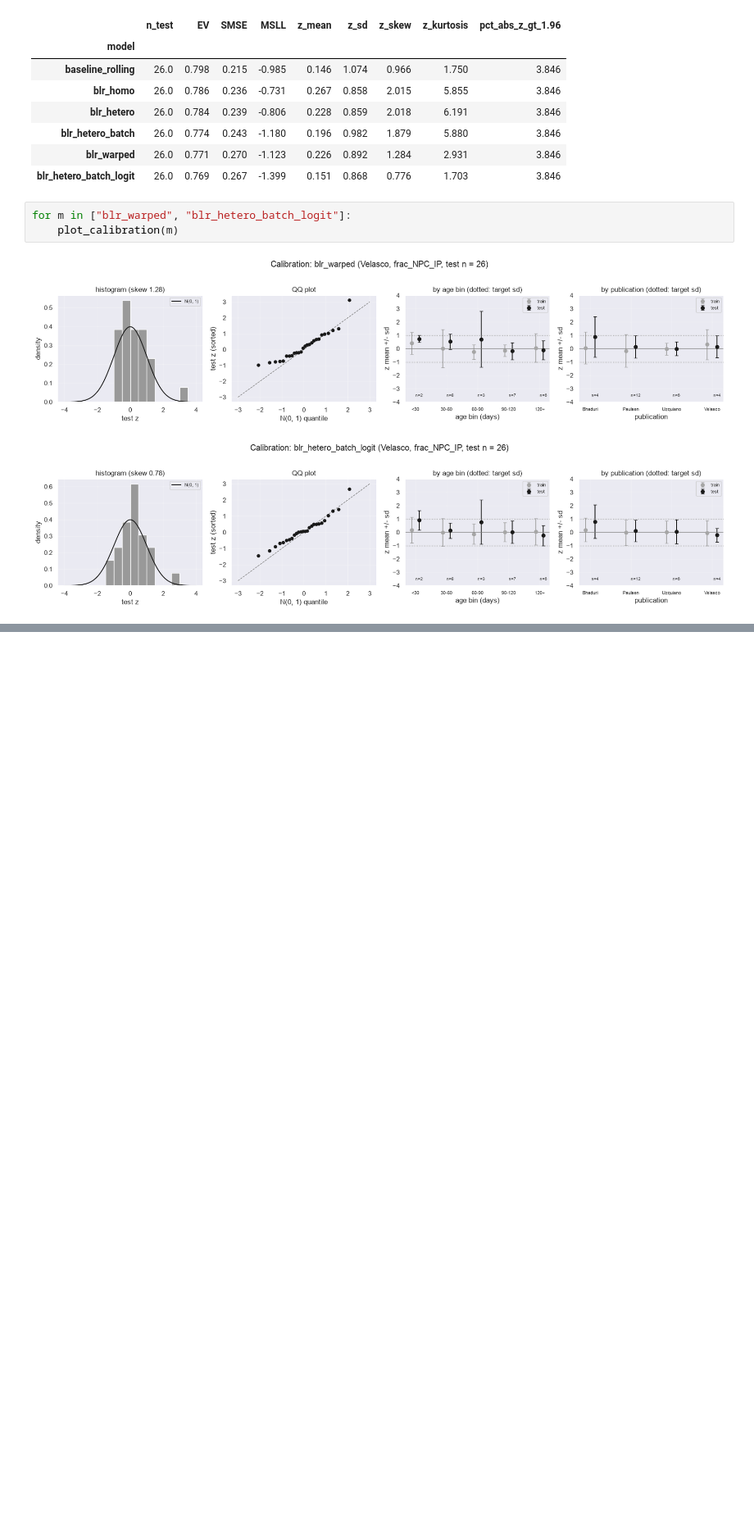
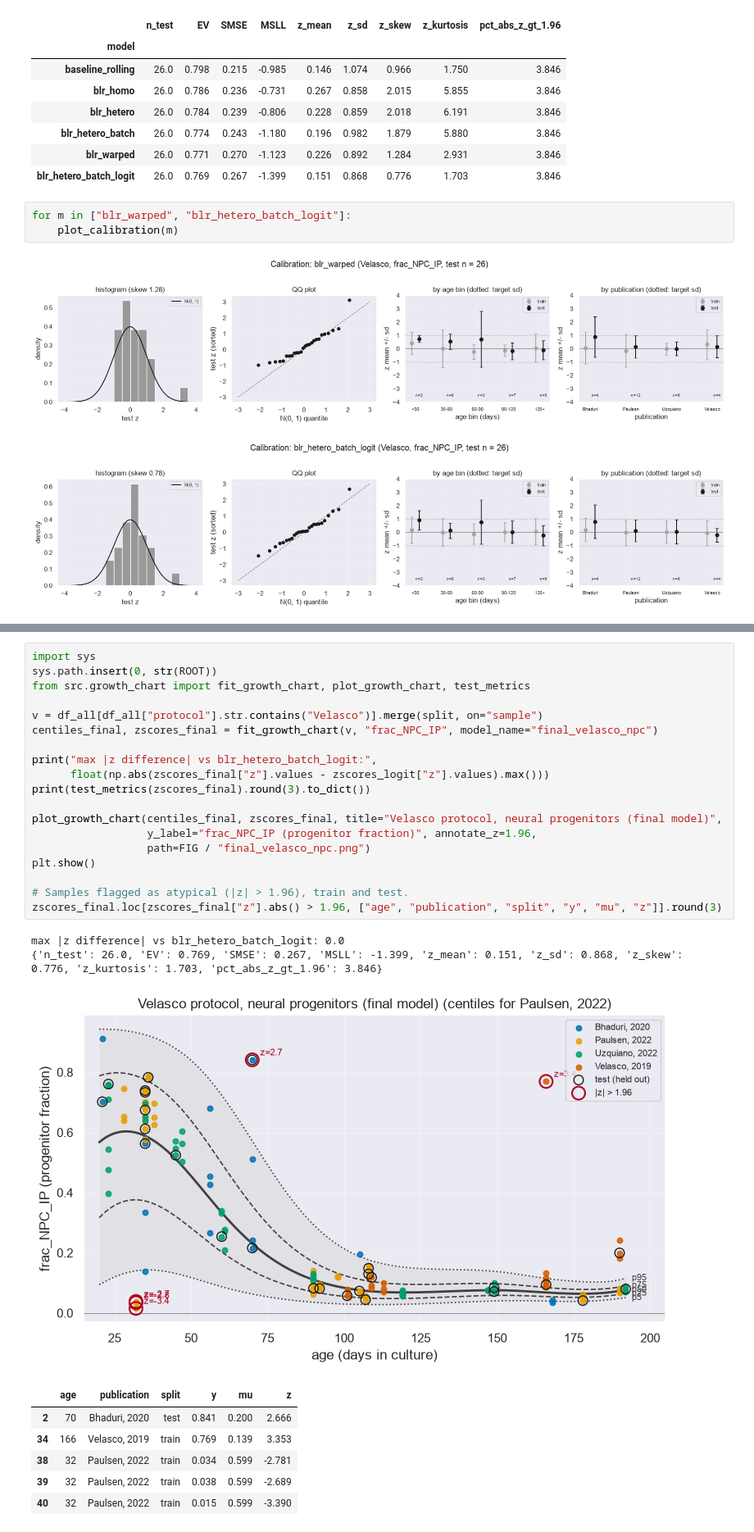
Before and after one commit to Liberty23513/organoid-growth-charts, a Jupyter notebook: notebooks/03_pcntoolkit_blr.ipynb, the cells around one changed output, grey strips where cells are left out. Shown at 82% size. Saved outputs shown, nothing was run; the diff lists cells and outputs as text; blank space fills up the shorter version.

Commit message:
Final model: src/growth_chart.py (logit + hetero + batch BLR), README decision, first final figure
Co-Authored-By: Claude Opus 5.5 <noreply@anthropic.com>

```diff
--- a/notebooks/03_pcntoolkit_blr.ipynb
+++ b/notebooks/03_pcntoolkit_blr.ipynb
@@ -807,0 +816,29 @@ for m in ["blr_warped", "blr_hetero_batch_logit"]:
+# %%
+import sys
+sys.path.insert(0, str(ROOT))
+from src.growth_chart import fit_growth_chart, plot_growth_chart, test_metrics
+
+v = df_all[df_all["protocol"].str.contains("Velasco")].merge(split, on="sample")
+centiles_final, zscores_final = fit_growth_chart(v, "frac_NPC_IP", model_name="final_velasco_npc")
+
+print("max |z difference| vs blr_hetero_batch_logit:",
+      float(np.abs(zscores_final["z"].values - zscores_logit["z"].values).max()))
+print(test_metrics(zscores_final).round(3).to_dict())
+
+plot_growth_chart(centiles_final, zscores_final, title="Velasco protocol, neural progenitors (final model)",
+                  y_label="frac_NPC_IP (progenitor fraction)", annotate_z=1.96,
+                  path=FIG / "final_velasco_npc.png")
+plt.show()
+
+# Samples flagged as atypical (|z| > 1.96), train and test.
+zscores_final.loc[zscores_final["z"].abs() > 1.96, ["age", "publication", "split", "y", "mu", "z"]].round(3)
+# %% [output]
+max |z difference| vs blr_hetero_batch_logit: 0.0
+{'n_test': 26.0, 'EV': 0.769, 'SMSE': 0.267, 'MSLL': -1.399, 'z_mean': 0.151, 'z_sd': 0.868, 'z_skew': 0.776, 'z_kurtosis': 1.703, 'pct_abs_z_gt_1.96': 3.846}
+[figure, added]
+|  | age | publication | split | y | mu | z |
+| 2 | 70 | Bhaduri, 2020 | test | 0.841 | 0.200 | 2.666 |
+| 34 | 166 | Velasco, 2019 | train | 0.769 | 0.139 | 3.353 |
+| 38 | 32 | Paulsen, 2022 | train | 0.034 | 0.599 | -2.781 |
+| 39 | 32 | Paulsen, 2022 | train | 0.038 | 0.599 | -2.689 |
+| 40 | 32 | Paulsen, 2022 | train | 0.015 | 0.599 | -3.390 |
```
Also changed, not shown: parts of 1 cell of this notebook, 5 other files.
